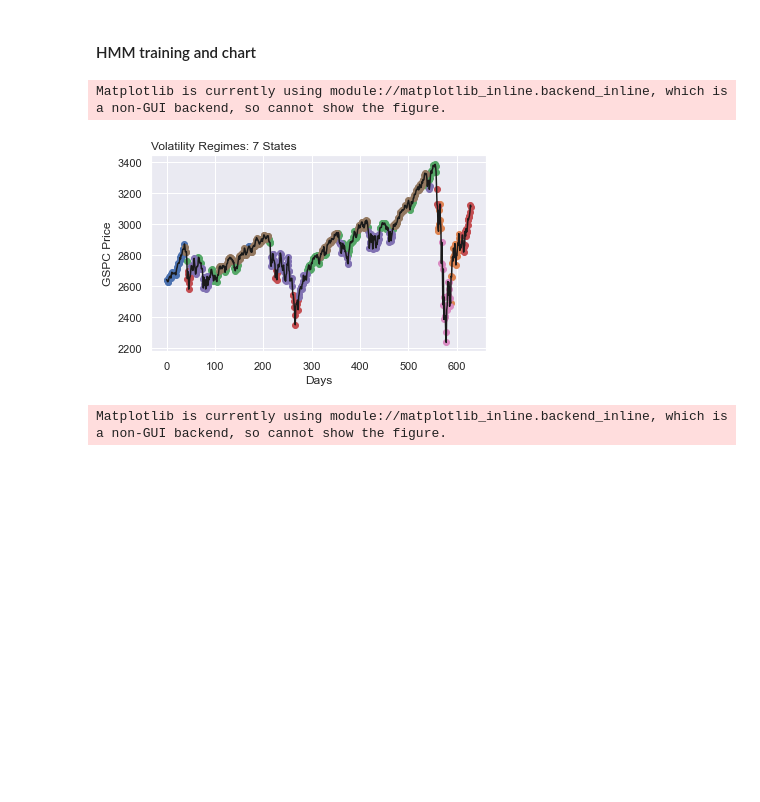
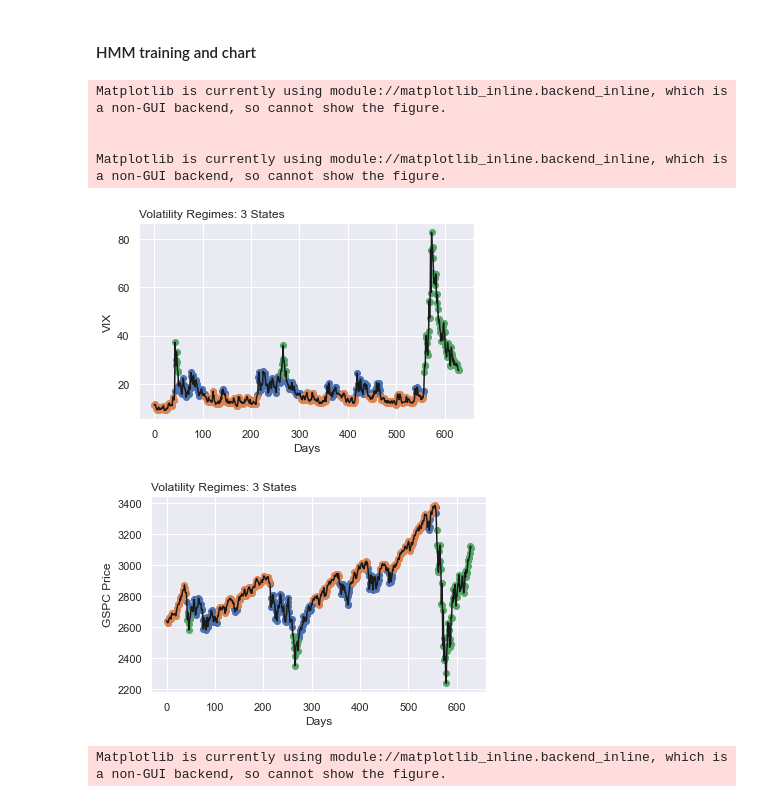
Before and after one commit to sidiyer00/senior-design-short-term-risk, a Jupyter notebook: hmm.ipynb, the cells around one changed output. Cells and saved outputs as stored; diff of their text form; code cells hidden in the pictures; blank space fills up the shorter version.

```diff
--- a/hmm.ipynb
+++ b/hmm.ipynb
@@ -43,7 +43,7 @@ vix_fig.show()
 #### HMM training and chart
 # %%
 # params
-nRegimes = 7
+nRegimes = 3
 nIter = 1000
 # %%
 # method to fit HMM to input data (ex. vix, rets, vix*rets)
@@ -68,32 +68,37 @@ hidden_states, mu, sigma, T, prob = fitHMM(data=df[["vix"]], nRegimes=nRegimes,
 # %%
 # plot the HMM states to a time series of the corresponding stock price
 def plotHMM(data, hidden_states, ylabel, title):
     sns.set()
     fig = plt.figure()
     subplt = fig.add_subplot(1,1,1)
     x = np.arange(len(data))
 
     unique_states = np.unique(hidden_states)
     for i in range(len(unique_states)):
         masks = hidden_states == unique_states[i]
         subplt.scatter(x[masks], data[masks], label= " ".join(["State", str(i+1)]))
 
     subplt.plot(x, data, c="k")
 
     subplt.set_xlabel('Days')
     subplt.set_ylabel(ylabel)
     subplt.set_title(title, loc="left")
     fig.subplots_adjust(bottom=0.2)
     handles, labels = plt.gca().get_legend_handles_labels()
     # fig.legend(handles, labels, ncol=2, frameon=True)
     fig.show()
     return None
 
 
+plotHMM(df[["vix"]], hidden_states, 'VIX', 'Volatility Regimes: '+str(nRegimes)+ ' States')
 plotHMM(df[["gspc"]], hidden_states, 'GSPC Price', 'Volatility Regimes: '+str(nRegimes)+ ' States')
 # %% [output]
 Matplotlib is currently using module://matplotlib_inline.backend_inline, which is a non-GUI backend, so cannot show the figure.
+
+
+Matplotlib is currently using module://matplotlib_inline.backend_inline, which is a non-GUI backend, so cannot show the figure.
-[figure, old version]
+[figure, new version]
+[figure, added]
 # %%
 # figure out optimal number of regimes
 
```
